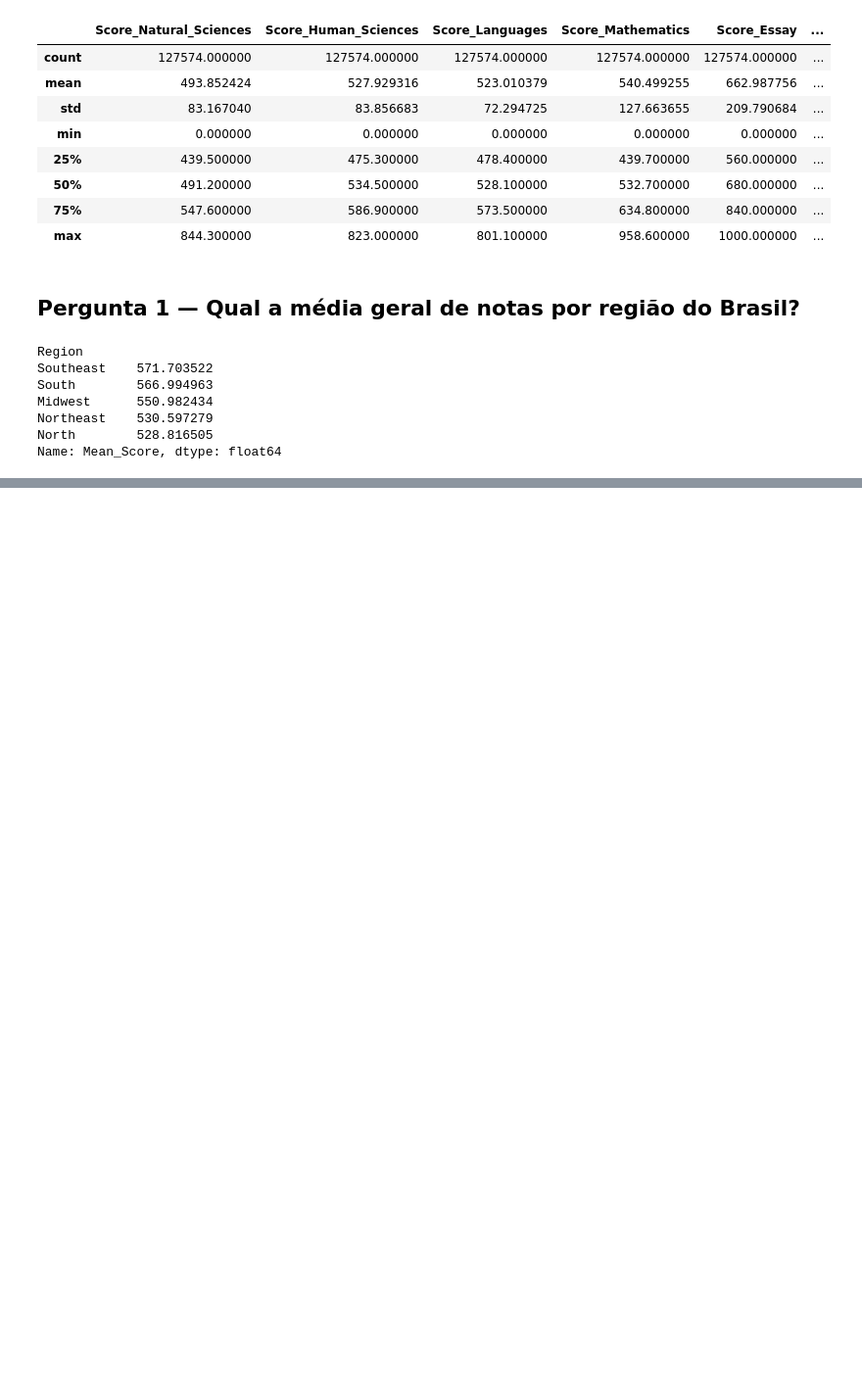
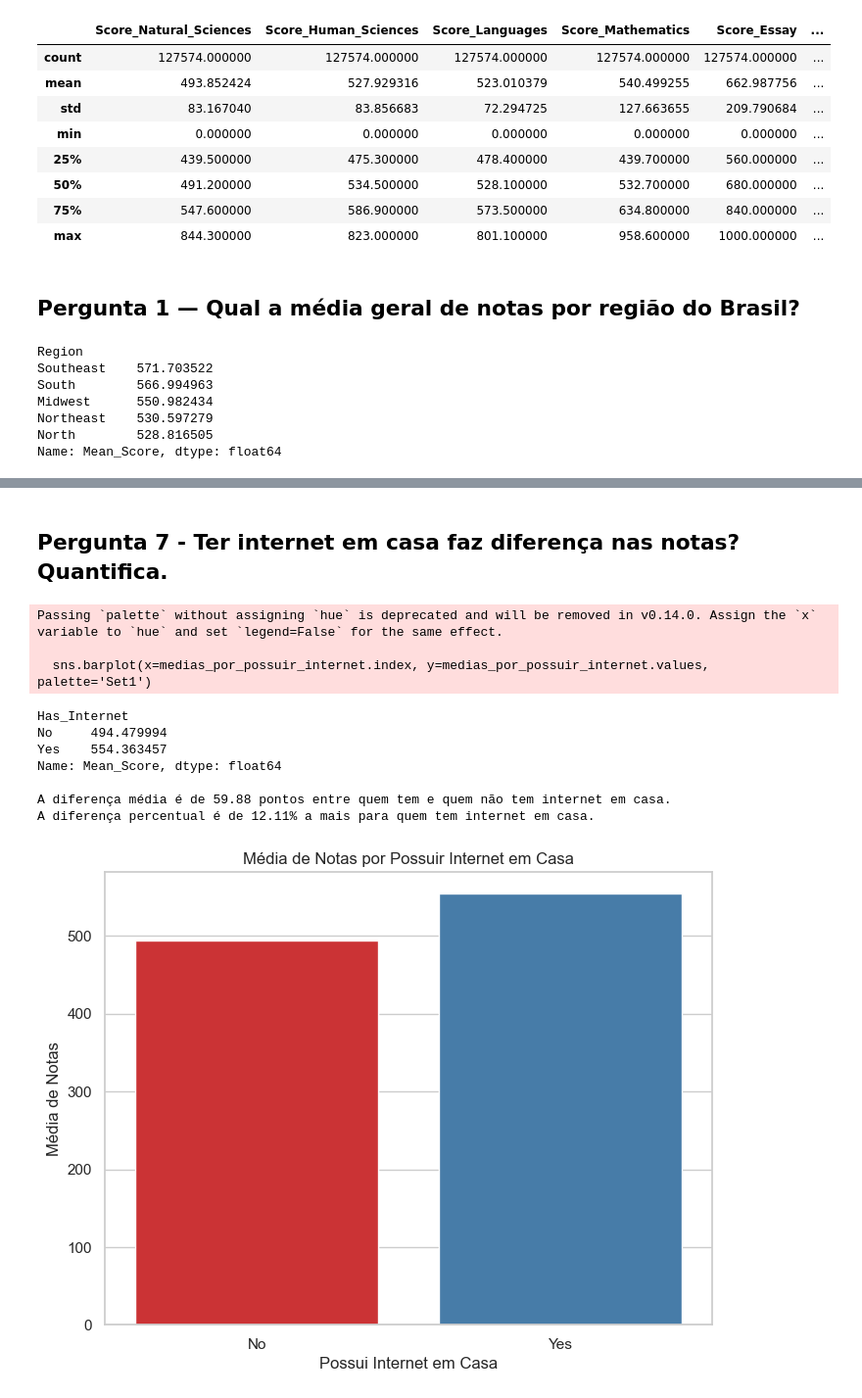
Before and after one commit to DavidHuds0n/enem-analise-exploratoria, a Jupyter notebook: notebooks/01_exploracao.ipynb, the cells around one changed output, grey strips where cells are left out. Shown at 98% size. Drawn from its saved outputs; the diff is of its cells as text; code cells hidden in the pictures; blank space fills up the shorter version.

```diff
--- a/notebooks/01_exploracao.ipynb
+++ b/notebooks/01_exploracao.ipynb
@@ -66,0 +169,32 @@ Name: Mean_Score, dtype: float64
+# %% [markdown]
+## Pergunta 7 - Ter internet em casa faz diferença nas notas? Quantifica.
+# %%
+medias_por_possuir_internet = df.groupby('Has_Internet')['Mean_Score'].mean()
+print(medias_por_possuir_internet)
+
+# Quantificando a diferença
+diferenca_pontos = medias_por_possuir_internet['Yes'] - medias_por_possuir_internet['No']
+print(f"\nA diferença média é de {diferenca_pontos:.2f} pontos entre quem tem e quem não tem internet em casa.")
+
+diferenca_percentual = (diferenca_pontos / medias_por_possuir_internet['No']) * 100
+print(f"A diferença percentual é de {diferenca_percentual:.2f}% a mais para quem tem internet em casa.")
+
+# Visualizando a diferença
+plt.figure(figsize=(8, 6))
+sns.barplot(x=medias_por_possuir_internet.index, y=medias_por_possuir_internet.values, palette='Set1')
+plt.title('Média de Notas por Possuir Internet em Casa')
+plt.xlabel('Possui Internet em Casa')
+plt.ylabel('Média de Notas')
+plt.show()
+# %% [output]
+Passing `palette` without assigning `hue` is deprecated and will be removed in v0.14.0. Assign the `x` variable to `hue` and set `legend=False` for the same effect.
+
+  sns.barplot(x=medias_por_possuir_internet.index, y=medias_por_possuir_internet.values, palette='Set1')
+Has_Internet
+No     494.479994
+Yes    554.363457
+Name: Mean_Score, dtype: float64
+
+A diferença média é de 59.88 pontos entre quem tem e quem não tem internet em casa.
+A diferença percentual é de 12.11% a mais para quem tem internet em casa.
+[figure, added]
```
Also changed, not shown: parts of 14 cells of this notebook, 1 other file.
